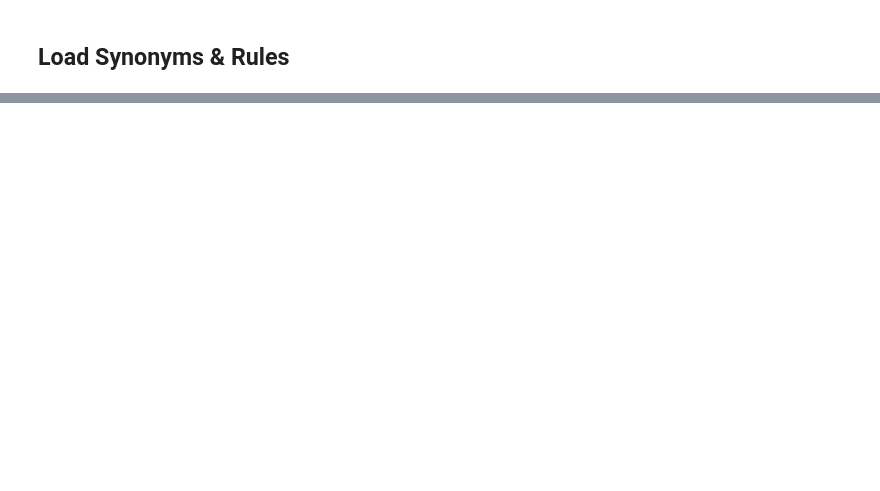
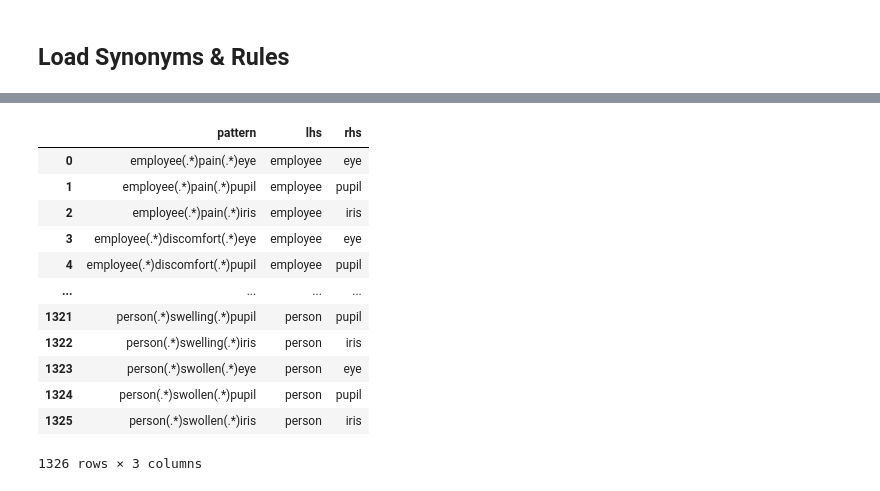
Before and after one commit to 3minuterecord/safety_report_topic_classification, a Jupyter notebook: rough_work.ipynb, the cells around one changed output, grey strips where cells are left out. Cells and saved outputs as stored; diff of their text form; code cells hidden in the pictures; blank space fills up the shorter version.

```diff
--- a/rough_work.ipynb
+++ b/rough_work.ipynb
@@ -224,0 +245,5 @@ i- 1
+# %%
+def tokenize(text):
+    tokens = word_tokenize(text)
+    tokens = [tok for tok in tokens if tok!='-']
+    return tokens
@@ -224,0 +305,16 @@ i- 1
+# %%
+test
+# %% [output]
+|  | pattern | lhs | rhs |
+| 0 | employee(.*)pain(.*)eye | employee | eye |
+| 1 | employee(.*)pain(.*)pupil | employee | pupil |
+| 2 | employee(.*)pain(.*)iris | employee | iris |
+| 3 | employee(.*)discomfort(.*)eye | employee | eye |
+| 4 | employee(.*)discomfort(.*)pupil | employee | pupil |
+| ... | ... | ... | ... |
+| 1321 | person(.*)swelling(.*)pupil | person | pupil |
+| 1322 | person(.*)swelling(.*)iris | person | iris |
+| 1323 | person(.*)swollen(.*)eye | person | eye |
+| 1324 | person(.*)swollen(.*)pupil | person | pupil |
+| 1325 | person(.*)swollen(.*)iris | person | iris |
+1326 rows × 3 columns
```
Also changed, not shown: parts of 42 cells of this notebook, 9 other files.
